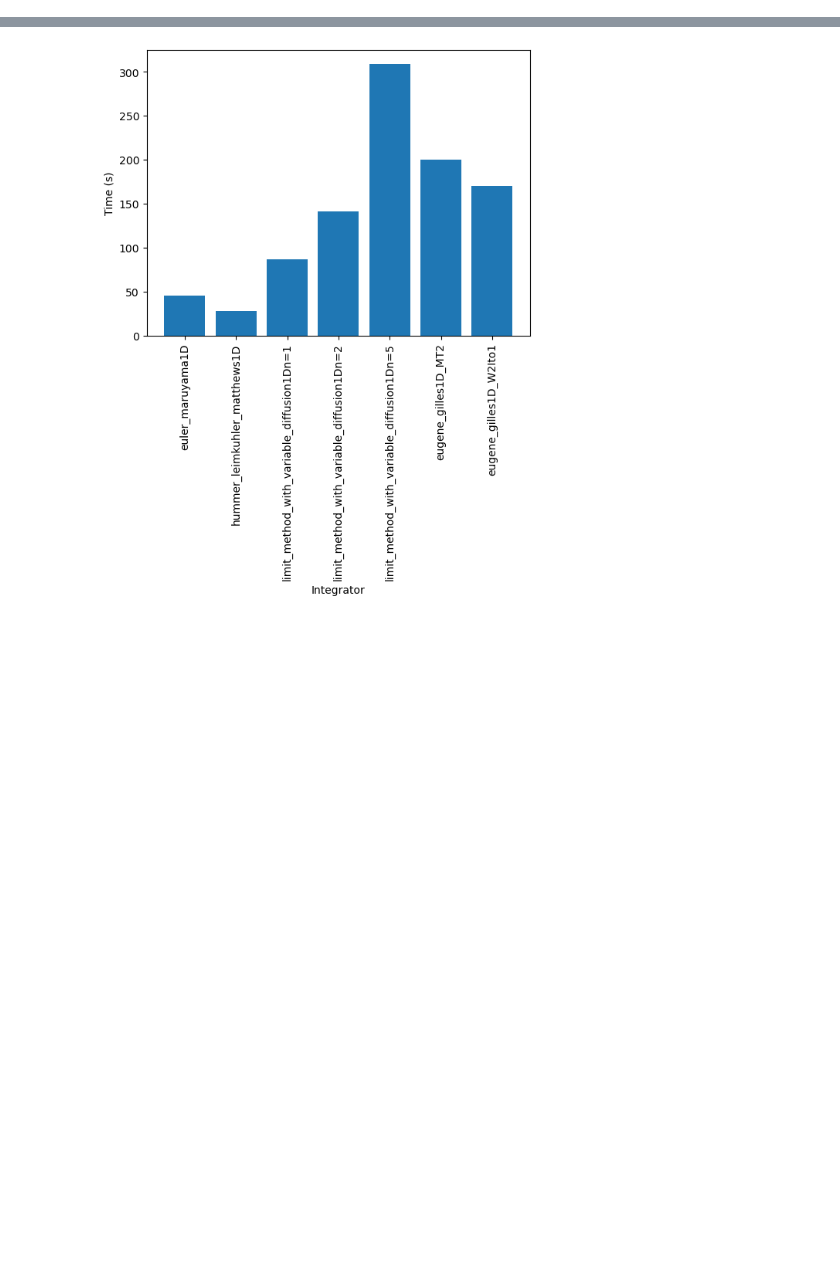
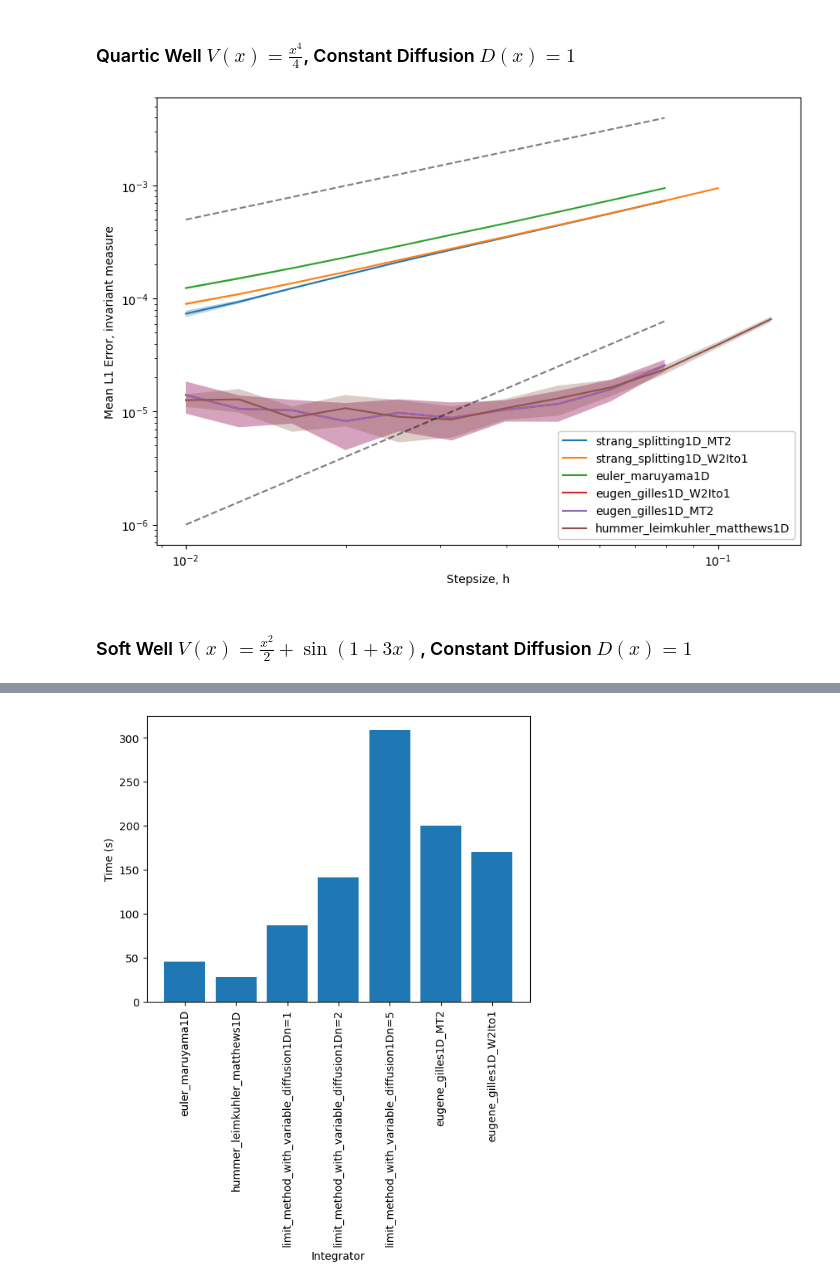
Before and after one commit to dominicp6/Integrators_for_Multiplicative_Noise, a Jupyter notebook: plotting.ipynb, the cells around one changed output, grey strips where cells are left out. Cells and saved outputs as stored; diff of their text form; code cells hidden in the pictures; blank space fills up the shorter version.

```diff
--- a/plotting.ipynb
+++ b/plotting.ipynb
@@ -120,0 +132,8 @@ def plot_experiments2(exp_name, min_log10_stepsize=-2, base_dir="./simulation_re
+# %% [markdown]
+### Quartic Well $V(x)=\frac{x^4}{4}$, Constant Diffusion $D(x)=1$
+# %%
+plot_experiments2("q4_const_1D_50M", offset1=0.05, offset2=0.01)
+# %% [output]
+[figure, added]
+# %% [markdown]
+### Soft Well $V(x) = \frac{x^2}{2} + \sin(1+3x)$, Constant Diffusion $D(x)=1$
```
Also changed, not shown: parts of 26 cells of this notebook, 1 other file.
